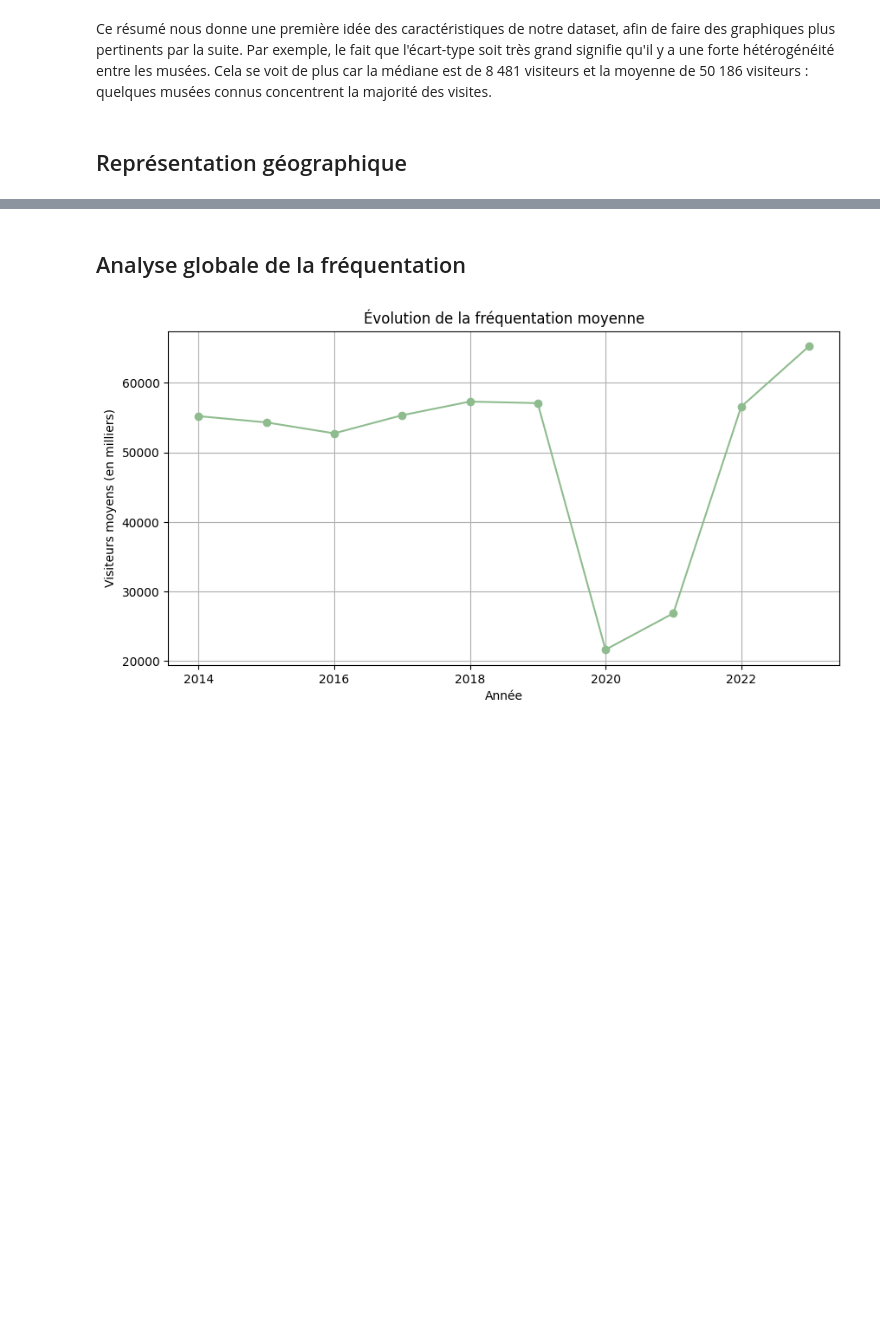
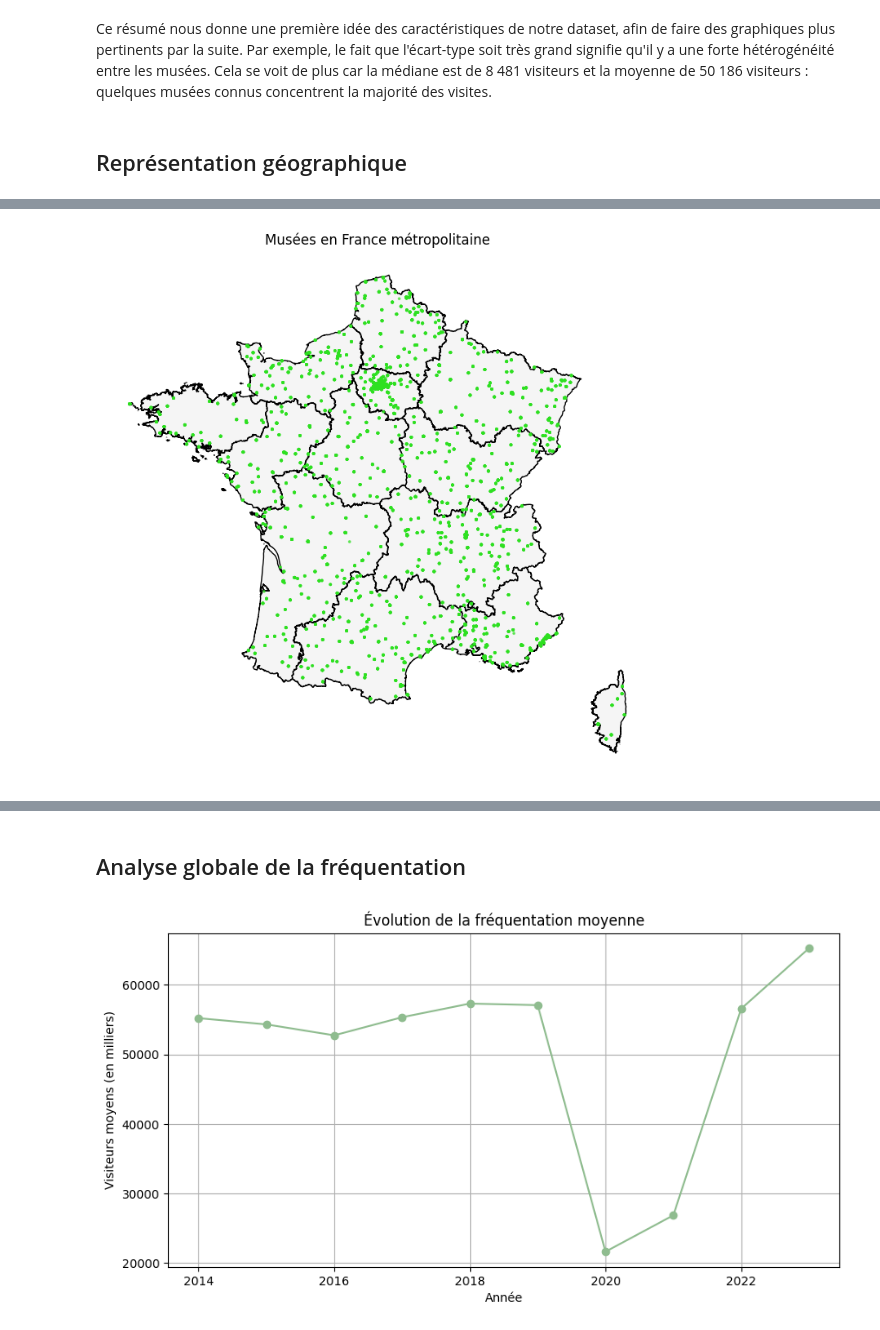
Before and after one commit to emmabezombes/prediction-musee, a Jupyter notebook: notebook/notebook_emma.ipynb, the cells around one changed output, grey strips where cells are left out. Cells and saved outputs as stored; diff of their text form; code cells hidden in the pictures; blank space fills up the shorter version.

```diff
--- a/notebook/notebook_emma.ipynb
+++ b/notebook/notebook_emma.ipynb
@@ -50,0 +49,13 @@ Ce résumé nous donne une première idée des caractéristiques de notre datase
+# %%
+#DF GEO
+# On enlève les lignes sans coordonnées
+df_geo = df.dropna(subset=["latitude", "longitude"]).copy()
+
+# Création de la colonne geometry à partir de lon/lat
+gdf_points = gpd.GeoDataFrame(
+    df_geo,
+    geometry=gpd.points_from_xy(df_geo["longitude"], df_geo["latitude"]),
+    crs="EPSG:4326"  # WGS84, le classique lat/lon
+)
+
+gdf_points.head()
@@ -50,0 +70,49 @@ Ce résumé nous donne une première idée des caractéristiques de notre datase
+# %%
+from cartiflette import carti_download
+#carte des musées en FR métro
+#Filtre France métropolitaine sur les points
+mask_metropole = (
+    gdf_points.geometry.y.between(41, 52) &   # latitude
+    gdf_points.geometry.x.between(-6, 10)     # longitude
+)
+gdf_points_metropole = gdf_points[mask_metropole].copy()
+
+#Télécharger la carte des régions
+france = carti_download(
+    values=["France"],
+    crs=4326,
+    borders="REGION",
+    vectorfile_format="geojson",
+    simplification=50,
+    filter_by="FRANCE_ENTIERE",
+    source="EXPRESS-COG-CARTO-TERRITOIRE",
+    year=2022
+)
+
+# garder seulement la métropole
+france = france.loc[france["INSEE_REG"] > 10]
+
+#Tracer
+fig, ax = plt.subplots(figsize=(7, 9))
+
+# fond de carte
+france.plot(ax=ax, color="whitesmoke", edgecolor="black")
+
+# taille des points bornée (évite la grosse tache)
+ms = np.clip(gdf_points_metropole["total"] / 100000, 3, 20)
+
+gdf_points_metropole.plot(
+    ax=ax,
+    markersize=ms,
+    color="#2ee021",
+    alpha=0.6
+)
+
+ax.set_title("Musées en France métropolitaine")
+ax.set_axis_off()
+plt.tight_layout()
+plt.show()
+
+#voir ce qu'on peut faire avec données insee (touristes, densité)
+# %% [output]
+[figure, added]
```
Also changed, not shown: parts of 5 cells of this notebook.
